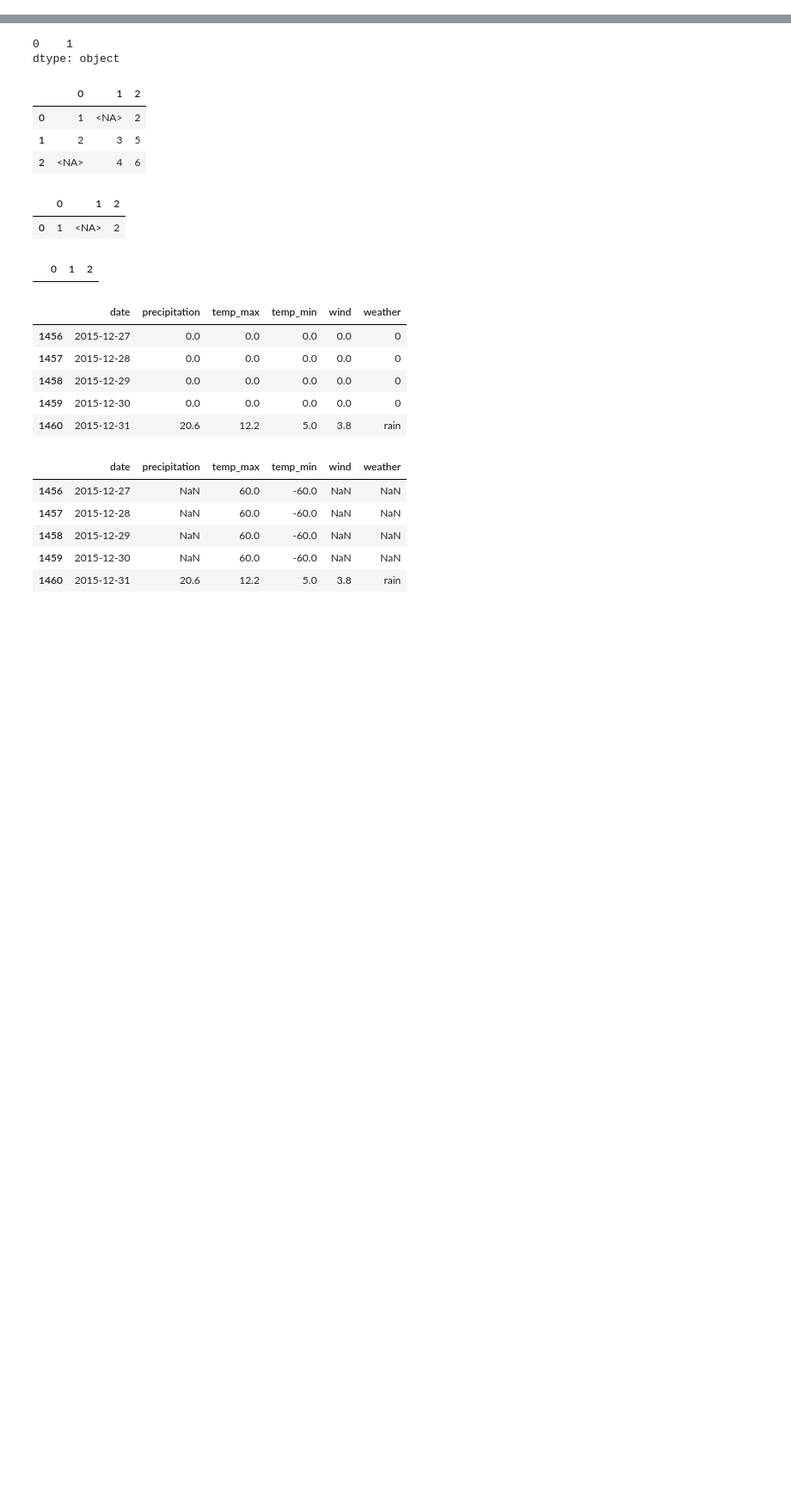
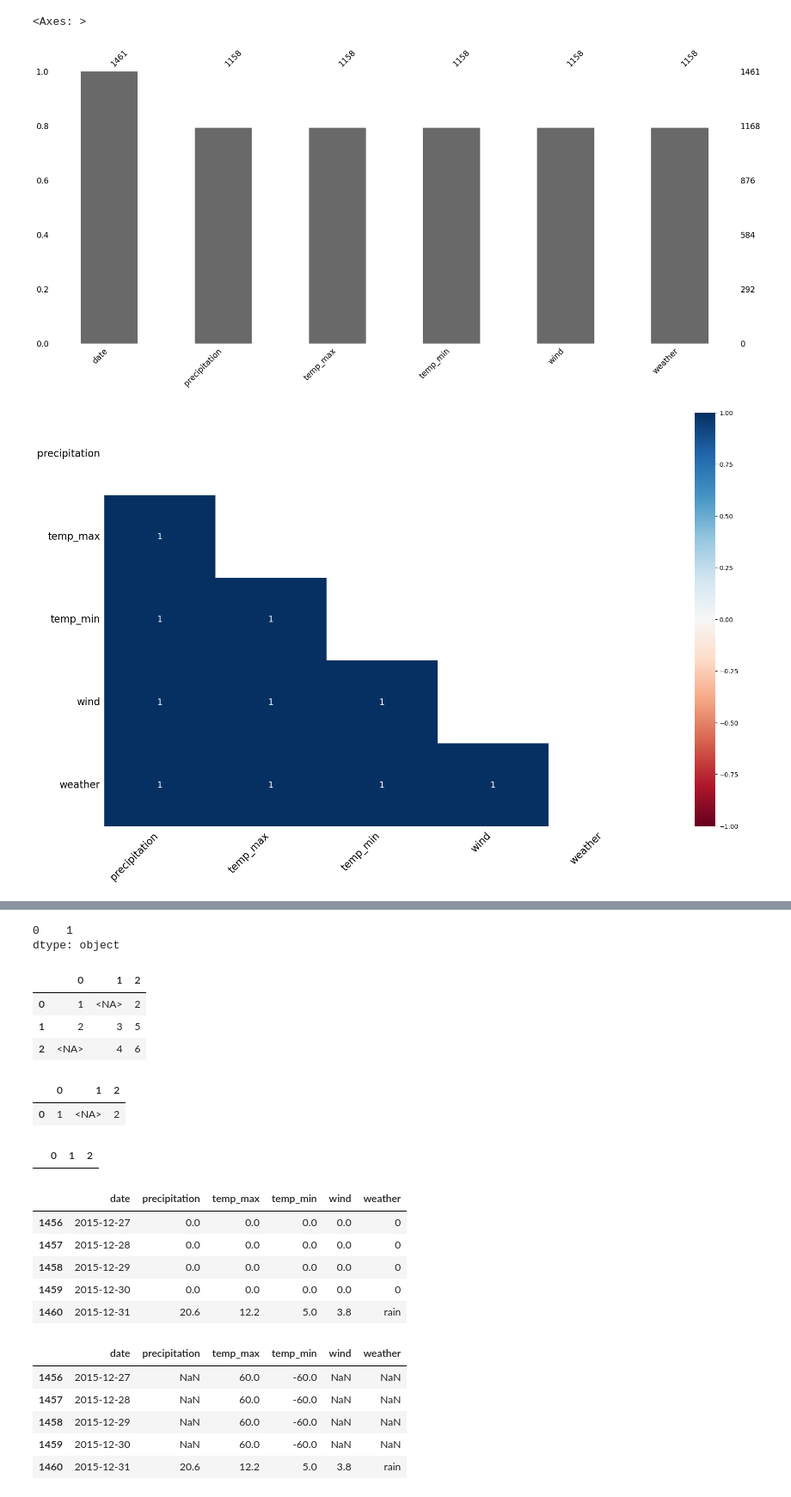
Before and after one commit to sclcoder/Ai_Agent, a Jupyter notebook: course-study/04_da/code/day04/P04_Nan.ipynb, the cells around one changed output, grey strips where cells are left out. Shown at 86% size. Cells and saved outputs as stored; diff of their text form; code cells hidden in the pictures; blank space fills up the shorter version.

Commit message:
day04/day05 学习进度记录；P04_Nan 加 missingno 详细注释
Co-Authored-By: Claude Opus 4.7 (1M context) <noreply@anthropic.com>

```diff
--- a/course-study/04_da/code/day04/P04_Nan.ipynb
+++ b/course-study/04_da/code/day04/P04_Nan.ipynb
@@ -39,6 +52,42 @@ df.isna().sum()
 # %%
+# ============================================================
+# missingno：专门用来「可视化缺失值」的库
+# 前面 df.isna().sum() 是把缺失值【数】出来；missingno 是把它【画】出来，更直观
+# 安装（在 notebook 单元格里跑，会装到当前内核环境）：
+#     %conda install -c conda-forge missingno -y
+# 依赖 matplotlib / seaborn，做数据分析一般已装好
+# ============================================================
 import missingno as msno
+
 df = pd.read_csv("../data/weather_withna.csv")
 
+# 【条形图】每列「非缺失值」的数量
+#   - 横轴=各列，柱子越高 → 该列非空数据越多；柱子矮的列就是缺得多的列
+#   - 本数据：date 几乎是满的，其余 5 列各缺 303 个 → 柱子会明显矮一截
+#   - 一句话：快速扫一眼哪几列缺失最严重
 msno.bar(df)
+
+# 【热力图】列与列之间「缺失的相关性」（nullity correlation，范围 -1 ~ 1）
+#   注意：画的不是【数值】的相关性，而是「缺不缺」这件事的相关性
+#   - 接近 +1：两列经常【一起缺失】（A 缺时 B 往往也缺）
+#   - 接近 -1：两列【此消彼长】（A 缺时 B 往往有值）
+#   - 接近  0：两列缺不缺互不相关
+#   用处：判断缺失是不是【成片】出现 → 决定该「整行删」还是「按列单独填」
+#
+#   ★本数据实测结果：5 个值列两两相关性【全是 +1】（整张图深蓝、数字全为 1）
+#     → 说明这 5 列【总是一起缺失】：就是同样的那 303 行，5 列同时为空
+#       （相当于"整行都空，只剩 date 有值"）
+#     → 缺失是【成片整行】出现的，不是零散随机
+#     → 处理策略：直接 dropna() 删整行最合理（单独填某一列意义不大，这些本就是空行）
+#   注1：date 没出现在图里——它没有缺失值，"缺失"无变化算不出相关性，missingno 自动剔除
+#   注2：图只画【左下三角】——相关性矩阵对称(A对B=B对A)、对角线恒为1，省掉重复部分
+#        （这也是最上面 precipitation 行、最右边 weather 列空着的原因）
 msno.heatmap(df)
+
+# 【补充】另外两个常用图（按需放开运行）：
+msno.matrix(df)      # 每行画一条，缺失处留白 → 看缺失是随机分布还是集中在某段（按 date 排的天气数据很适用）
+msno.dendrogram(df)  # 树状图，把「缺失模式相似」的列聚到一起
+# %% [output]
+<Axes: >
+[figure, added]
+[figure, added]
```
Also changed, not shown: parts of 5 cells of this notebook, 6 other files.
